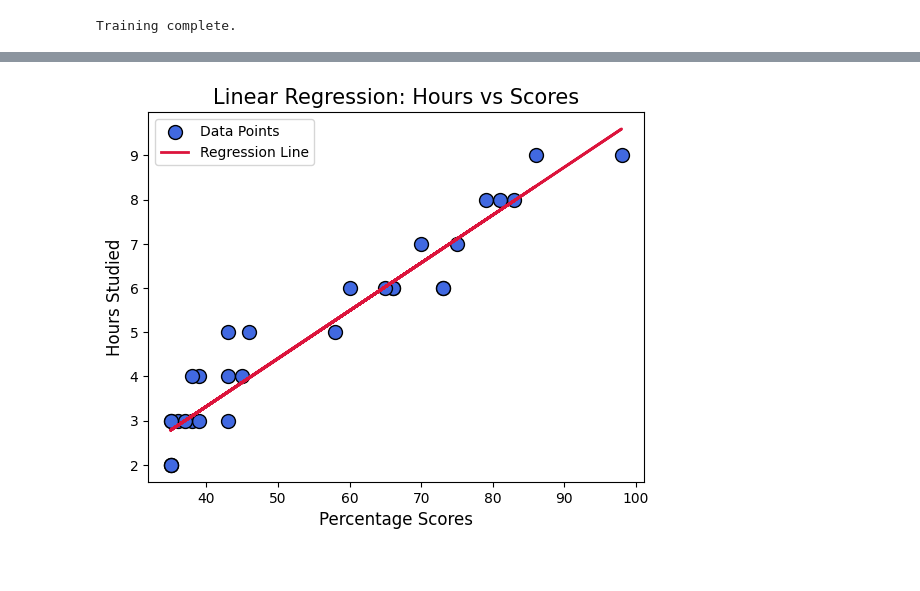
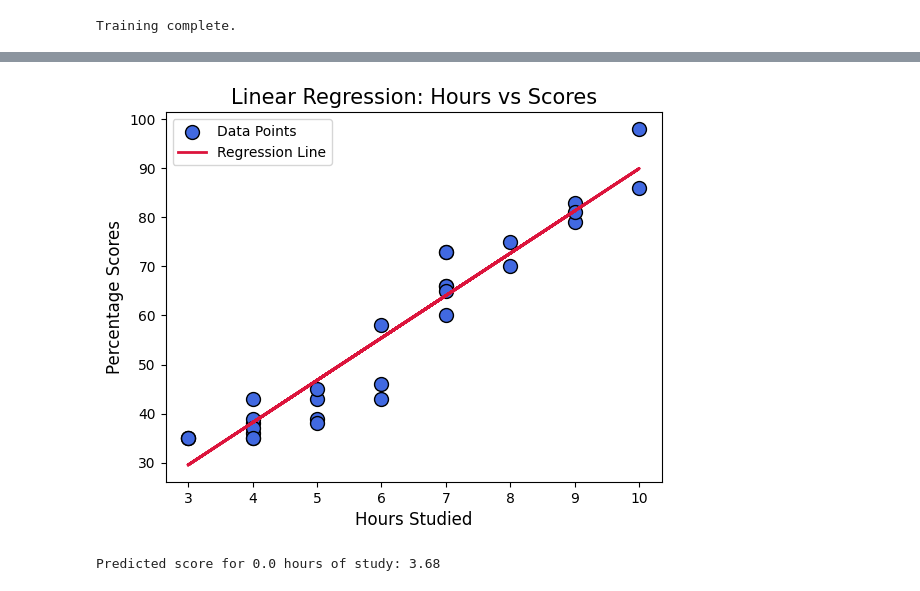
Before and after one commit to paulwincvarghese/new2, a Jupyter notebook: Day_5/test.ipynb, the cells around one changed output, grey strips where cells are left out. Cells and saved outputs as stored; diff of their text form; code cells hidden in the pictures.

```diff
--- a/Day_5/test.ipynb
+++ b/Day_5/test.ipynb
@@ -55,14 +55,21 @@ R-squared Score: 0.82
 # %%
 #plotting the regression line
 line = regressor.coef_ * X + regressor.intercept_
 
 plt.Figure(figsize=(10, 6))
 plt.scatter(X, Y, color='royalblue', edgecolors='black', s=100, label='Data Points')
 plt.plot(X, line, color='crimson', linewidth=2, label='Regression Line')
 plt.title('Linear Regression: Hours vs Scores', fontsize=15)
-plt.xlabel('Percentage Scores', fontsize=12)
-plt.ylabel('Hours Studied', fontsize=12)
+plt.xlabel('Hours Studied', fontsize=12)
+plt.ylabel('Percentage Scores', fontsize=12)
 plt.legend()
 plt.show()
 # %% [output]
-[figure, old version]
+[figure, new version]
+# %%
+# predict for a specific value (e.g., 9.25 hours)
+hours = float(input("Enter hours: "))
+prediction = regressor.predict([[hours]])
+print(f"Predicted score for {hours} hours of study: {prediction[0]:.2f}")
+# %% [output]
+Predicted score for 0.0 hours of study: 3.68
```
Also changed, not shown: parts of 2 cells of this notebook, 1 other file.
